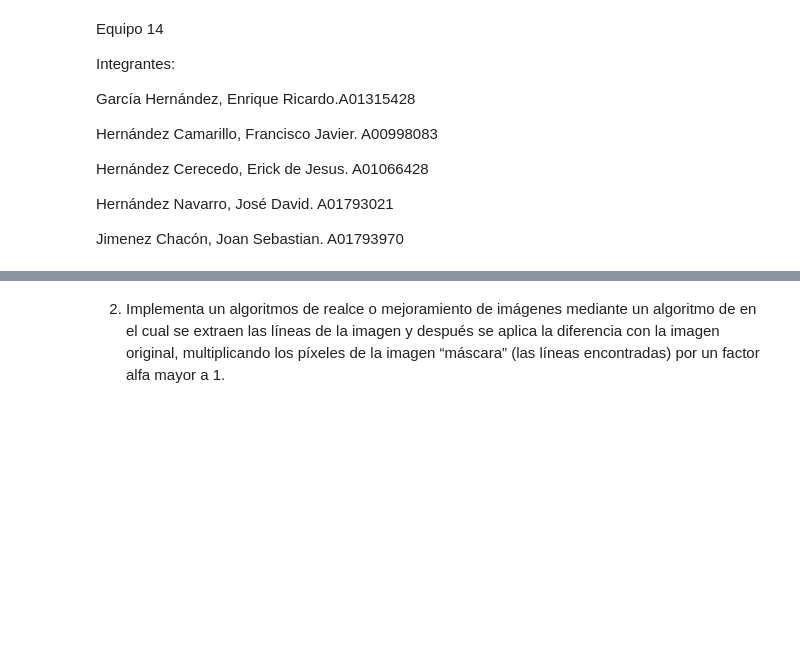
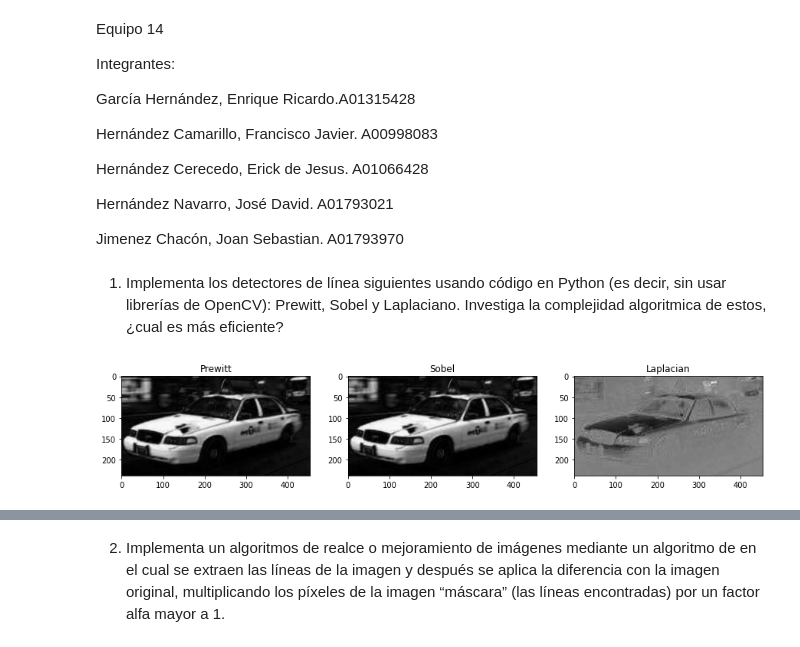
Before and after one commit to SebastianJimenez612/ComputerVisionGrupo, a Jupyter notebook: Collab 3.2 Equipo 14.ipynb, the cells around one changed output, grey strips where cells are left out. Drawn from its saved outputs; the diff is of its cells as text; code cells hidden in the pictures; blank space fills up the shorter version.

```diff
--- a/Collab 3.2 Equipo 14.ipynb
+++ b/Collab 3.2 Equipo 14.ipynb
@@ -12,3 +12,5 @@ Hernández Cerecedo, Erick de Jesus. A01066428
 Hernández Navarro, José David. A01793021
 
 Jimenez Chacón, Joan Sebastian. A01793970
+# %% [markdown]
+1. Implementa los detectores de línea siguientes usando código en Python (es decir, sin usar librerías de OpenCV): Prewitt, Sobel y Laplaciano. Investiga la complejidad algoritmica de estos, ¿cual es más eficiente?
@@ -14,0 +59,24 @@ Jimenez Chacón, Joan Sebastian. A01793970
+# %%
+import matplotlib.pyplot as plt
+
+img = plt.imread("cab.jpg")
+img_prewitt = prewitt(img)
+img_sobel = sobel(img)
+img_laplacian = laplacian(img)
+
+plt.figure(figsize=(15, 5))
+plt.subplot(131)
+plt.imshow(img_prewitt, cmap='gray')
+plt.title("Prewitt")
+
+plt.subplot(132)
+plt.imshow(img_sobel, cmap='gray')
+plt.title("Sobel")
+
+plt.subplot(133)
+plt.imshow(img_laplacian, cmap='gray')
+plt.title("Laplacian")
+
+plt.show()
+# %% [output]
+[figure, added]
```
Also changed, not shown: parts of 2 cells of this notebook.
